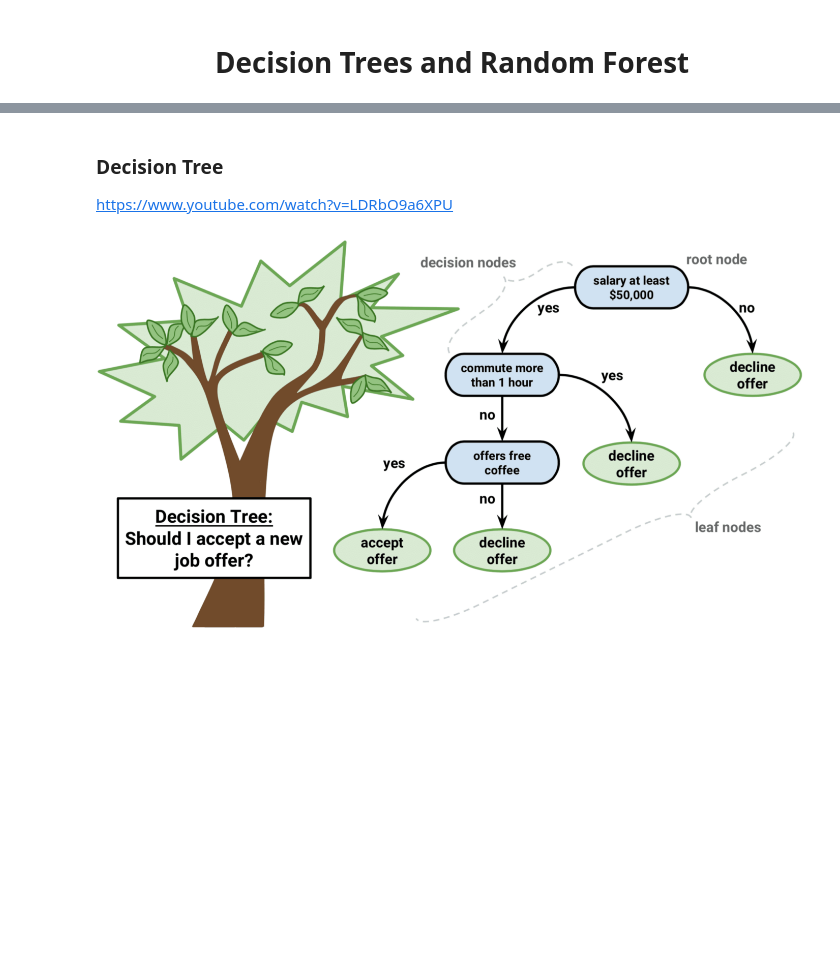
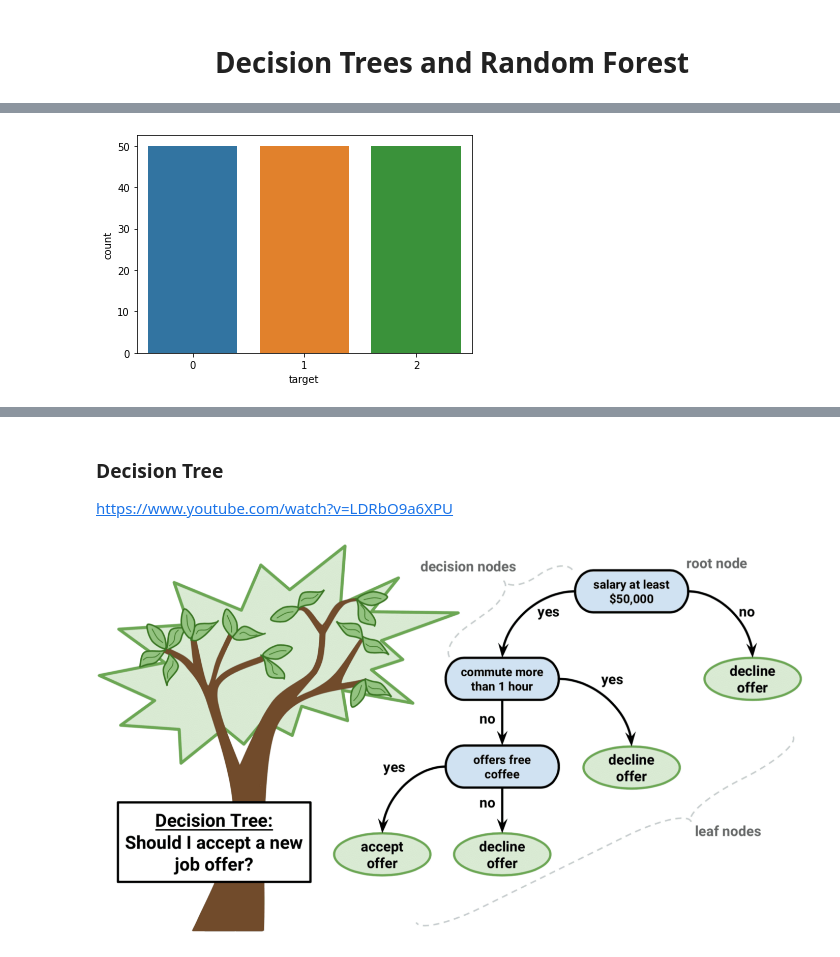
Before and after one commit to chang99729/py34sa3l2, a Jupyter notebook: Lecture 06/Lecture_06.ipynb, the cells around one changed output, grey strips where cells are left out. Cells and saved outputs as stored; diff of their text form; code cells hidden in the pictures; blank space fills up the shorter version.

```diff
--- a/Lecture 06/Lecture_06.ipynb
+++ b/Lecture 06/Lecture_06.ipynb
@@ -2,0 +25,3 @@
+# %%
+iris = load_iris(as_frame=True)['frame']
+iris.head()
@@ -2,0 +35,5 @@
+# %%
+sns.countplot(data=iris,x='target')
+plt.show()
+# %% [output]
+[figure, added]
```
Also changed, not shown: parts of 14 cells of this notebook, 1 other file.
